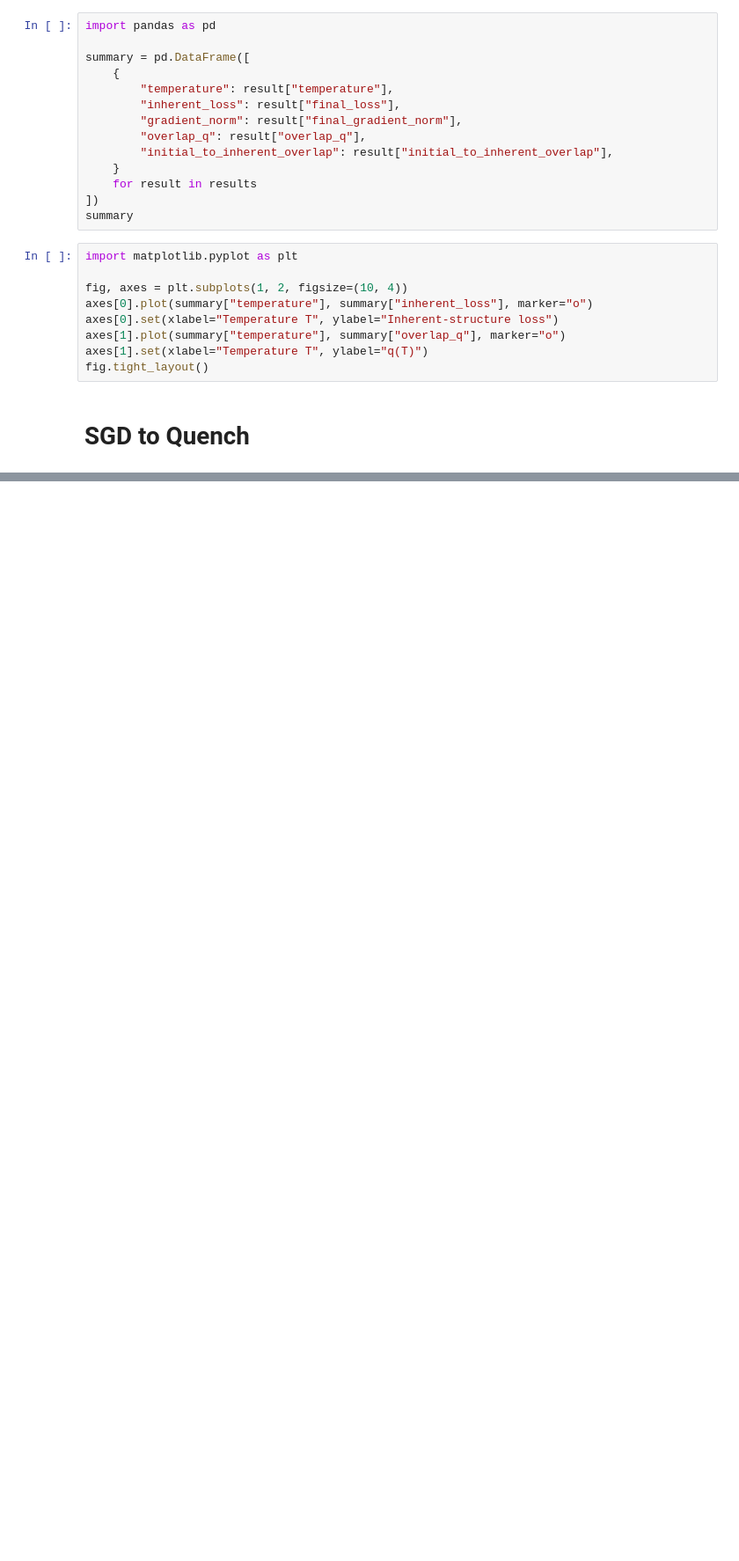
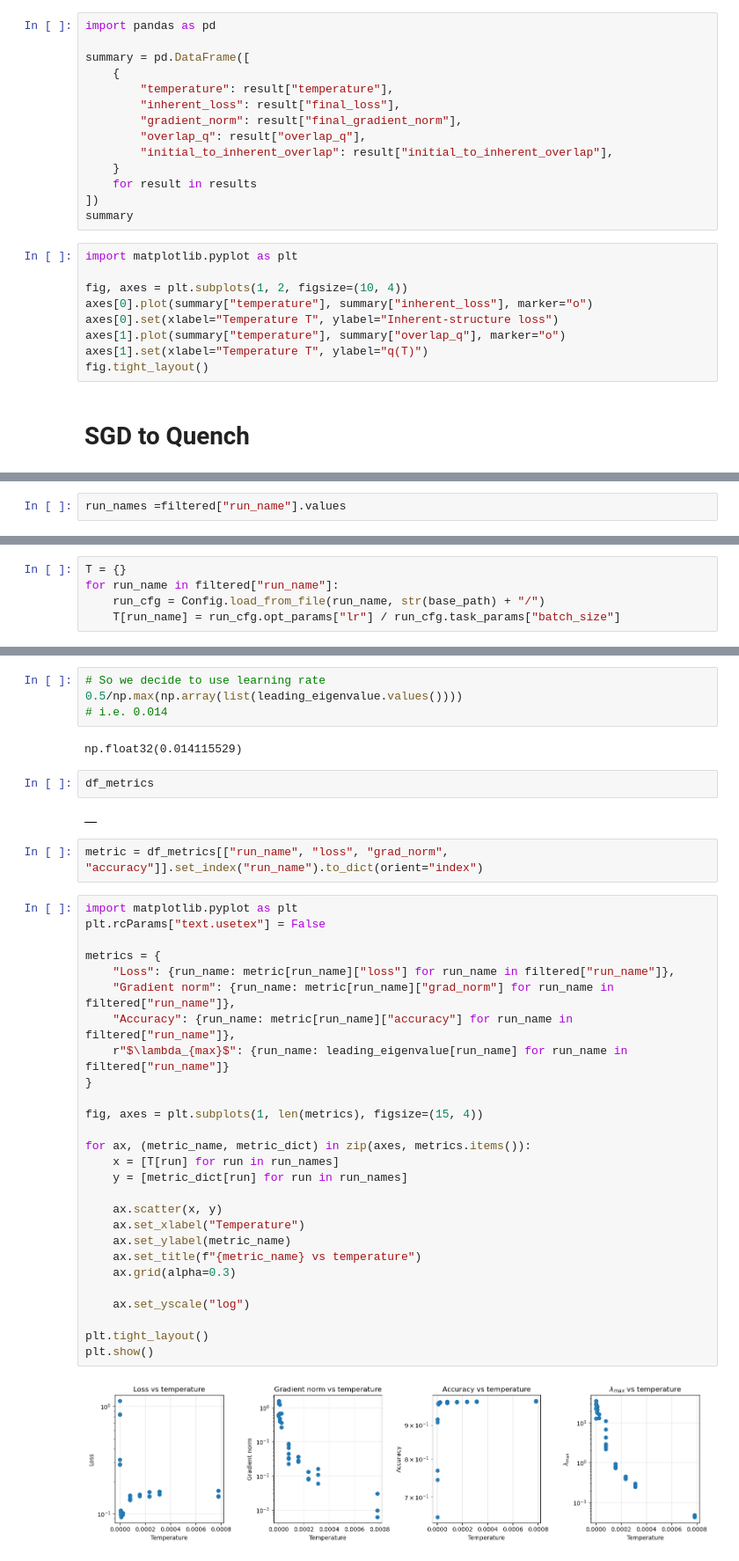
Before and after one commit to marjankowskam/Comparing_Dynamics, a Jupyter notebook: notebooks/inherent_structures.ipynb, the cells around one changed output, grey strips where cells are left out. Shown at 88% size. Saved outputs shown, nothing was run; the diff lists cells and outputs as text; blank space fills up the shorter version.

```diff
--- a/notebooks/inherent_structures.ipynb
+++ b/notebooks/inherent_structures.ipynb
@@ -114,0 +186,2 @@ import matplotlib as mpl
+# %%
+run_names =filtered["run_name"].values
@@ -114,0 +193,5 @@ import matplotlib as mpl
+# %%
+T = {}
+for run_name in filtered["run_name"]:
+    run_cfg = Config.load_from_file(run_name, str(base_path) + "/")
+    T[run_name] = run_cfg.opt_params["lr"] / run_cfg.task_params["batch_size"]
@@ -115 +235,42 @@ import matplotlib as mpl
+# %%
+# So we decide to use learning rate
+0.5/np.max(np.array(list(leading_eigenvalue.values())))
+# i.e. 0.014
+# %% [output]
+np.float32(0.014115529)
+# %%
+df_metrics
+# %% [output]
+|  |
+# %%
+metric = df_metrics[["run_name", "loss", "grad_norm", "accuracy"]].set_index("run_name").to_dict(orient="index")
+# %%
+import matplotlib.pyplot as plt
+plt.rcParams["text.usetex"] = False
+
+metrics = {
+    "Loss": {run_name: metric[run_name]["loss"] for run_name in filtered["run_name"]},
+    "Gradient norm": {run_name: metric[run_name]["grad_norm"] for run_name in filtered["run_name"]},
+    "Accuracy": {run_name: metric[run_name]["accuracy"] for run_name in filtered["run_name"]},
+    r"$\lambda_{max}$": {run_name: leading_eigenvalue[run_name] for run_name in filtered["run_name"]}
+}
+
+fig, axes = plt.subplots(1, len(metrics), figsize=(15, 4))
+
+for ax, (metric_name, metric_dict) in zip(axes, metrics.items()):
+    x = [T[run] for run in run_names]
+    y = [metric_dict[run] for run in run_names]
+
+    ax.scatter(x, y)
+    ax.set_xlabel("Temperature")
+    ax.set_ylabel(metric_name)
+    ax.set_title(f"{metric_name} vs temperature")
+    ax.grid(alpha=0.3)
+
+    ax.set_yscale("log")
+
+plt.tight_layout()
+plt.show()
+# %% [output]
+[figure, added]
 # %%
```
Also changed, not shown: parts of 11 cells of this notebook, 6 other files.
